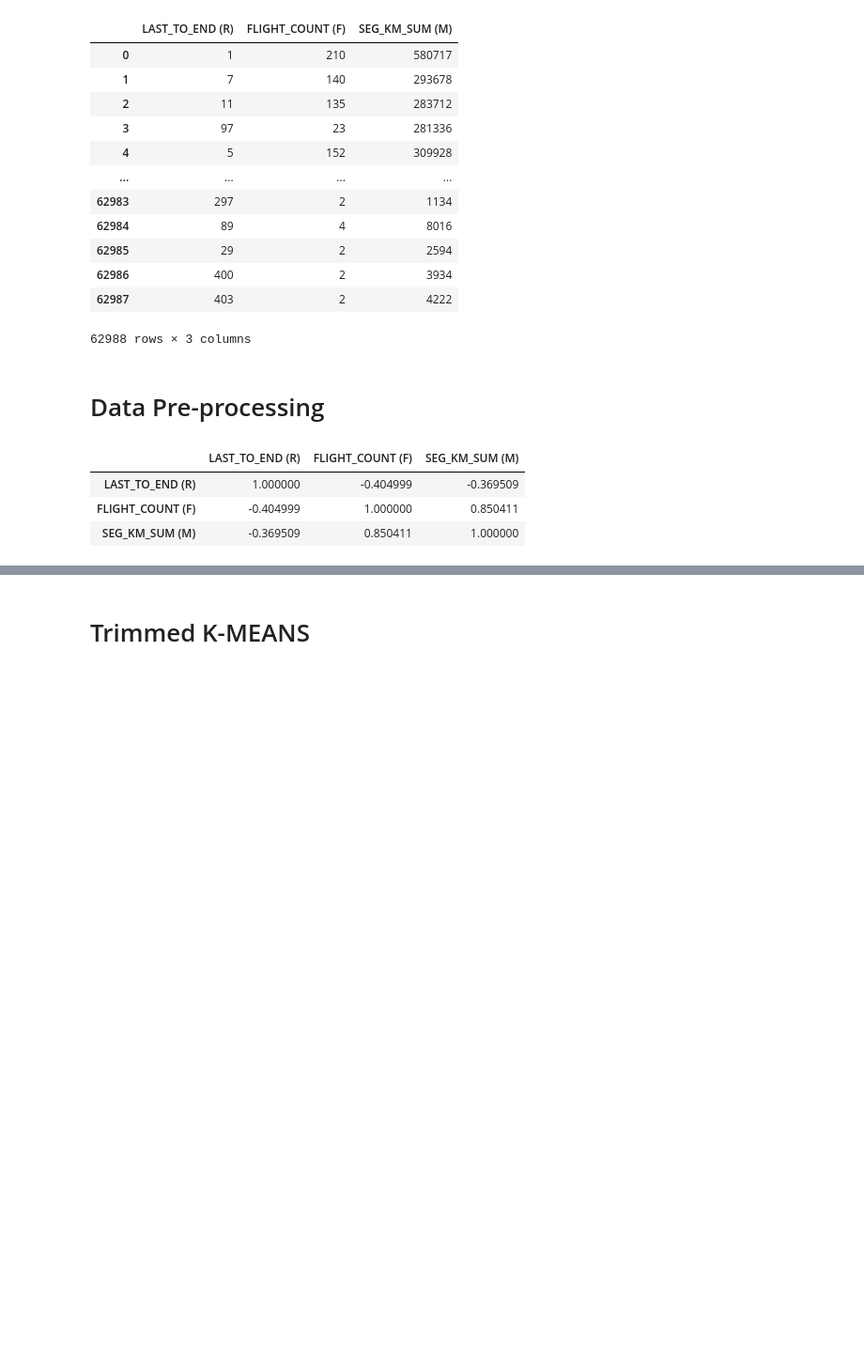
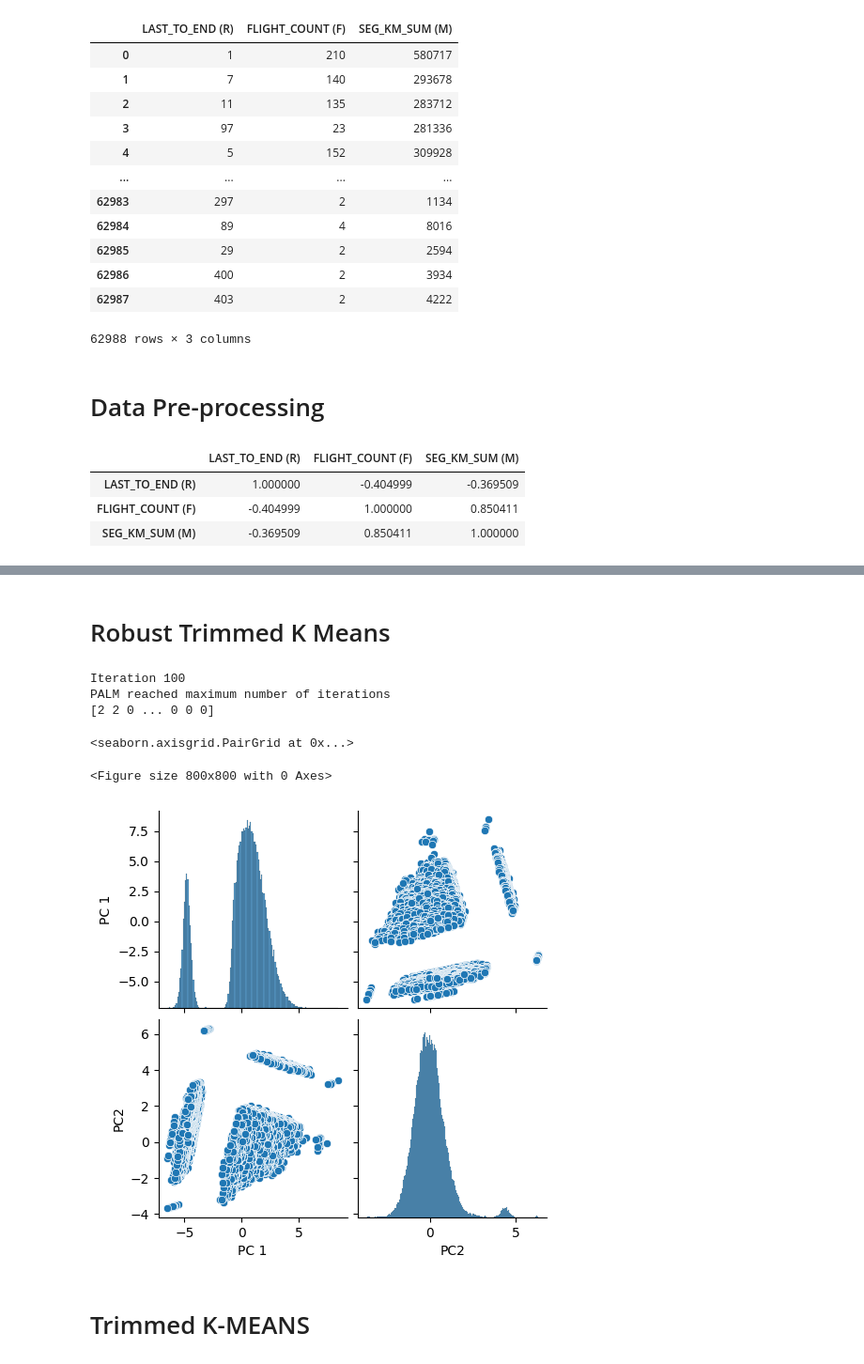
Before and after one commit to jptriciaestella/Skripsi-Kmeans-LTS, a Jupyter notebook: DATASET1/trimmed.ipynb, the cells around one changed output, grey strips where cells are left out. Shown at 94% size. Drawn from its saved outputs; the diff is of its cells as text; code cells hidden in the pictures; blank space fills up the shorter version.

Commit message:
trimmed k-means

```diff
--- a/DATASET1/trimmed.ipynb
+++ b/DATASET1/trimmed.ipynb
@@ -181,3 +181,51 @@ Column SEG_KM_SUM (M) outliers = 0.77
+# %% [markdown]
+# Robust Trimmed K Means
+# %%
+import sys
+sys.path.append("../RTKM")
+from RTKM import *
+from AccuracyMeasures import *
+from ClusteringMethods import *
+
+df_scaled_np = df_scaled.to_numpy()
+
+RTKM_data = RTKM(df_scaled_np.T)
+RTKM_data.perform_clustering(k=2, percent_outliers = 0.10, max_iter = 100, num_members = 2)
+
+#pred clusters return cluster id for data index, pred outliers return outlier index
+pred_clusters, pred_outliers = RTKM_data.return_clusters()
+
+
+
+# tp, fp, tn, fn, f1_scores, me = accuracy_measures(true_clusters = true_labels.T, pred_clusters = RTKM_yeast.weights, pred_outliers = RTKM_yeast.outliers, membership_option = 'multi')
+
+# print('\n\n Number of true positives: ', tp, '\n\n Number of false positives : ', fp,
+#       '\n\n Number of true negatives: ', tn, '\n\n Number of false negatives: ', fn,
+#       '\n\n F1 scores for each cluster: ', f1_scores, '\n\n Average F1 score: ', np.average(f1_scores),
+#      '\n\n me score:', me)
+# %% [output]
+Iteration 100
+PALM reached maximum number of iterations
+[2 2 0 ... 0 0 0]
+# %%
+#Visualisasi menggunakan PCA 2D
+pca = PCA(n_components=2)
+Xnew = pca.fit_transform(df_scaled)
+Xnew = pd.DataFrame(Xnew, columns=['PC 1', 'PC2'])
+
+plt.figure(figsize=(8,8))
+sns.pairplot(data=Xnew, markers=["o", "D"])
+
+# plt.figure()
+
+# plt.scatter(Xnew[0,:], Xnew[1,:])
+# plt.scatter(Xnew[0,pred_outliers], Xnew[1,pred_outliers], c = 'r', label = 'Identified outliers')
+# plt.legend()
+# plt.title('Robust Trimmed k Means')
+# %% [output]
+<seaborn.axisgrid.PairGrid at 0x...>
+<Figure size 800x800 with 0 Axes>
+[figure, added]
 # %% [markdown]
 # Trimmed K-MEANS
 # %%
```
Also changed, not shown: parts of 9 cells of this notebook, 17 other files.
